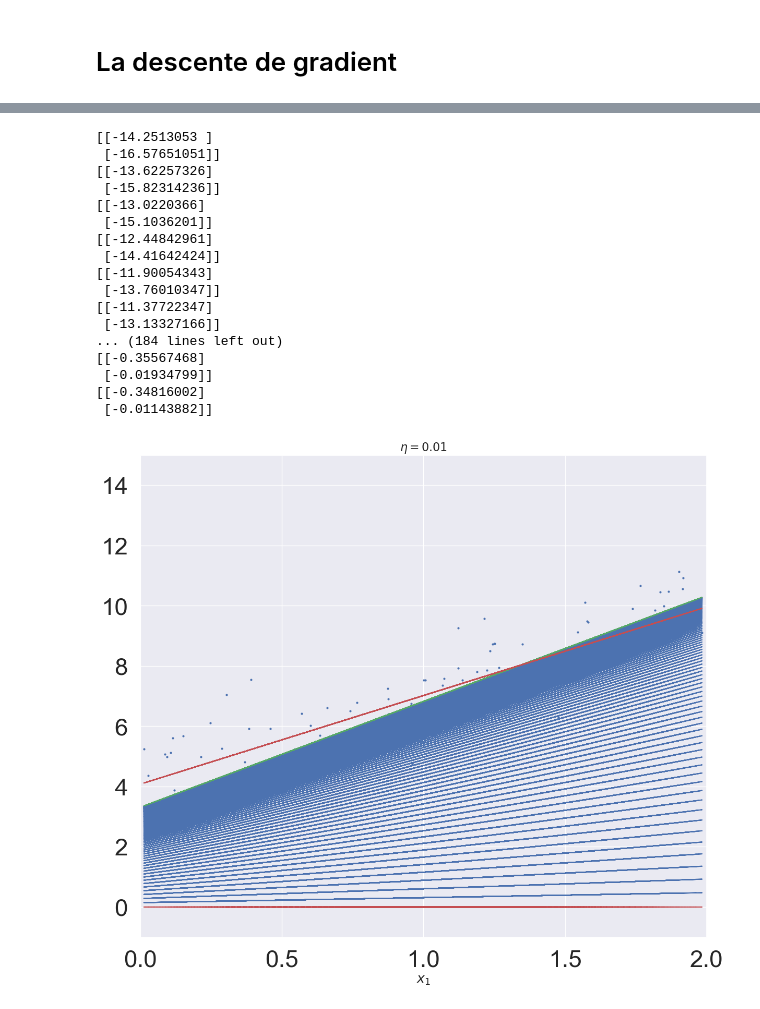
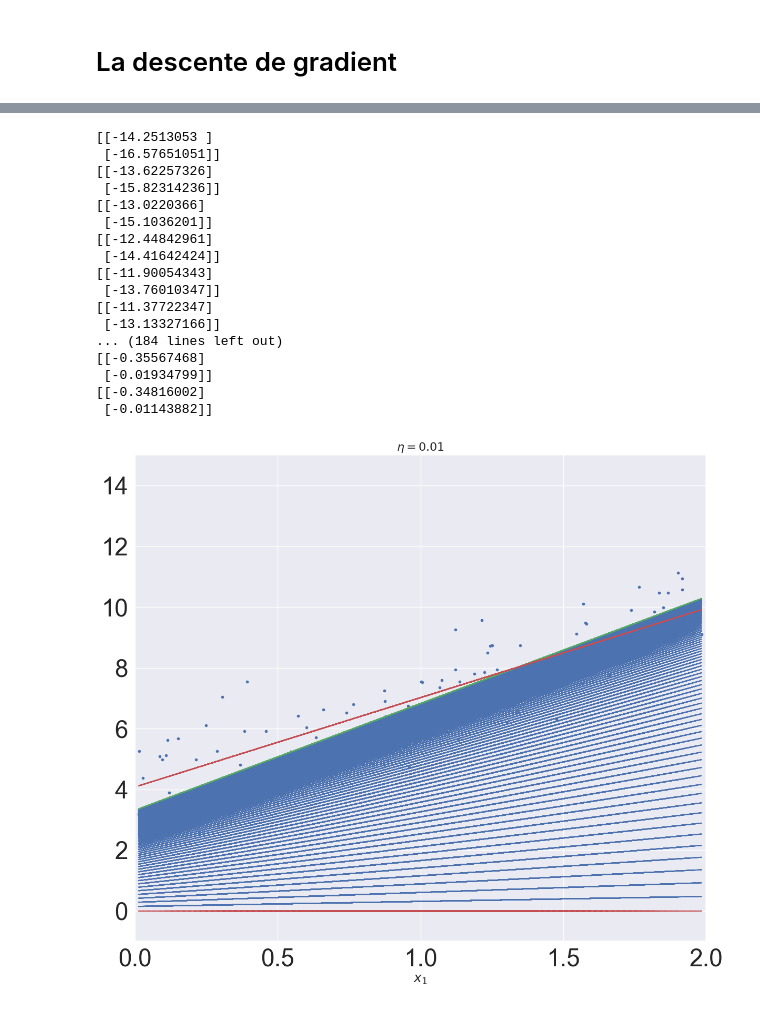
Before and after one commit to rbizoi/PythonFormation-Old, a Jupyter notebook: DataScience/Regressions/La régression linéaire - La descente de gradient.ipynb, the cells around one changed output, grey strips where cells are left out. Saved outputs shown, nothing was run; the diff lists cells and outputs as text; code cells hidden in the pictures.

```diff
--- a/DataScience/Regressions/La régression linéaire - La descente de gradient.ipynb
+++ b/DataScience/Regressions/La régression linéaire - La descente de gradient.ipynb
@@ -7,14 +7,17 @@
 import time
 import os
 import warnings
-# os.chdir(r"C:\Solutions")
 
-import pandas as pd
-import seaborn as sns
+import pandas as pd, seaborn as sns, numpy as np
+from matplotlib import pyplot as plt
 
-%pylab inline
+%matplotlib inline
+
+if int(str(sns.__version__).split('.')[1]) > 8 :
+    plt.style.use('seaborn-v0_8-darkgrid')
+else:
+    plt.style.use('seaborn-darkgrid')
 
 warnings.filterwarnings(action="ignore")
-plt.style.use('seaborn-poster')
 sns.set(font_scale=3)
 np.random.seed(1234)
@@ -269,30 +247,2 @@ def gradientDescent(X, y, theta, eta, n_iterations, costList, thetaList0, thetaL
-# %%
-def gradientDescent(X, y, theta, eta, n_iterations, costList, thetaList0, thetaList1):
-    plt.figure(figsize=(14,12))
-    X_b = np.c_[np.ones((X.shape[0], 1)), X]  # add x0 = 1 to each instance
-    m = len(X_b)
-    plt.plot(X, y, "b.")
-    for iteration in range(n_iterations):
-        y_predict = X_b @ theta
-        style = "b-" if iteration > 0 else "r--"
-        style = "g-" if iteration == n_iterations - 1 else style
-        plt.plot(X, y_predict, style)
-
-        cost = 1/(2*m) * (((X_b @ theta) - y).T @ ((X_b @ theta) - y))
-        costList.append(cost.ravel()[0])
-        gradients = 2/m * (X_b.T @ ((X_b @ theta) - y))
-        print(gradients)
-        theta = theta - eta * gradients
-        thetaList0.append(theta.ravel()[0])
-        thetaList1.append(theta.ravel()[1])
-    plt.xlabel("$x_1$", fontsize=18)
-    plt.axis([0, 2, -1, 15])
-    plt.title(r"$\eta = {}$".format(eta), fontsize=16)
-
-
-    lin_reg = LinearRegression()
-    lin_reg.fit(X, y)
-
-    plt.plot(X, lin_reg.predict(X), "r-")
 # %%
 costList,thetaList0,thetaList1 = [],[],[]
@@ -338,23 +284,23 @@ plt.plot(thetaList1);
 # %%
 costList,thetaList0,thetaList1 = [],[],[]
-gradientDescent(X, y, theta = array([[0],
+gradientDescent(X, y, theta = np.array([[0],
        [0]]), eta = 0.01, n_iterations = 100, costList = costList, thetaList0=thetaList0, thetaList1=thetaList1)
 # %% [output]
 [[-14.2513053 ]
  [-16.57651051]]
 [[-13.62257326]
  [-15.82314236]]
 [[-13.0220366]
  [-15.1036201]]
 [[-12.44842961]
  [-14.41642424]]
 [[-11.90054343]
  [-13.76010347]]
 [[-11.37722347]
  [-13.13327166]]
 ... (184 lines left out)
 [[-0.35567468]
  [-0.01934799]]
 [[-0.34816002]
  [-0.01143882]]
-[figure, old version]
+[figure, new version]
```
Also changed, not shown: parts of 36 cells of this notebook.
